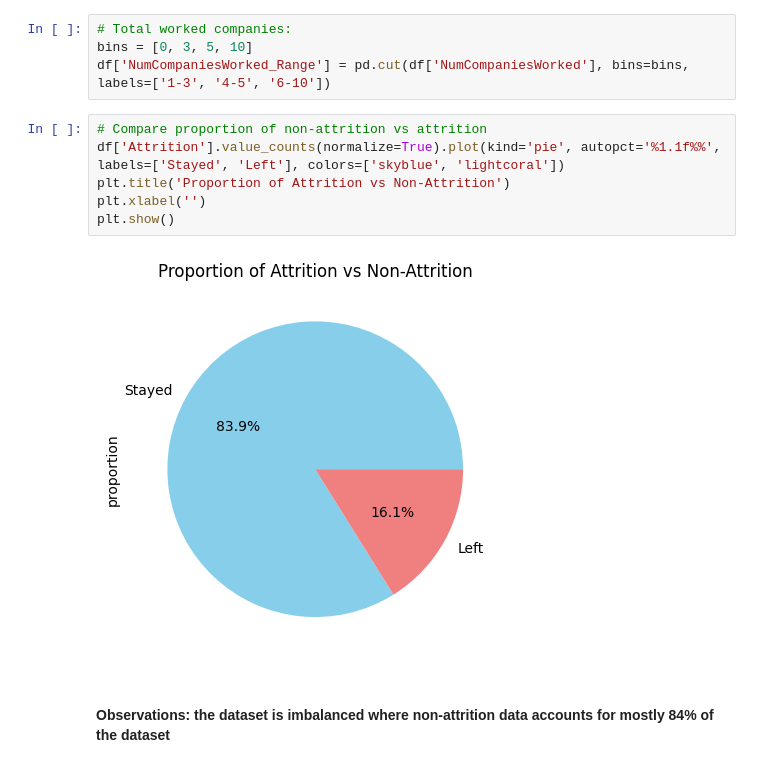
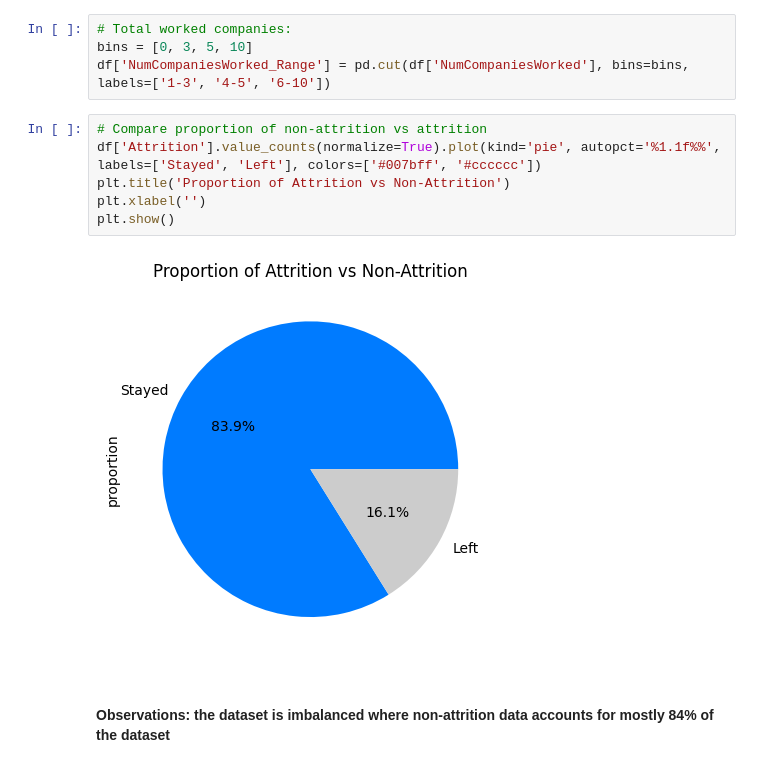
Before and after one commit to ngocmy128/hr-analytics-employee-attrition-analysis-and-prediction, a Jupyter notebook: Employee Attrition Prediction.ipynb, the cells around one changed output. Saved outputs shown, nothing was run; the diff lists cells and outputs as text.

```diff
--- a/Employee Attrition Prediction.ipynb
+++ b/Employee Attrition Prediction.ipynb
@@ -171,12 +200,12 @@ bins = [0, 3, 5, 10]
 df['NumCompaniesWorked_Range'] = pd.cut(df['NumCompaniesWorked'], bins=bins, labels=['1-3', '4-5', '6-10'])
 # %%
 # Compare proportion of non-attrition vs attrition
-df['Attrition'].value_counts(normalize=True).plot(kind='pie', autopct='%1.1f%%', labels=['Stayed', 'Left'], colors=['skyblue', 'lightcoral'])
+df['Attrition'].value_counts(normalize=True).plot(kind='pie', autopct='%1.1f%%', labels=['Stayed', 'Left'], colors=['#007bff', '#cccccc'])
 plt.title('Proportion of Attrition vs Non-Attrition')
 plt.xlabel('')
 plt.show()
 # %% [output]
-[figure, old version]
+[figure, new version]
 # %% [markdown]
 #### Observations: the dataset is imbalanced where non-attrition data accounts for mostly 84% of the dataset
 # %% [markdown]
```
Also changed, not shown: parts of 20 cells of this notebook.
